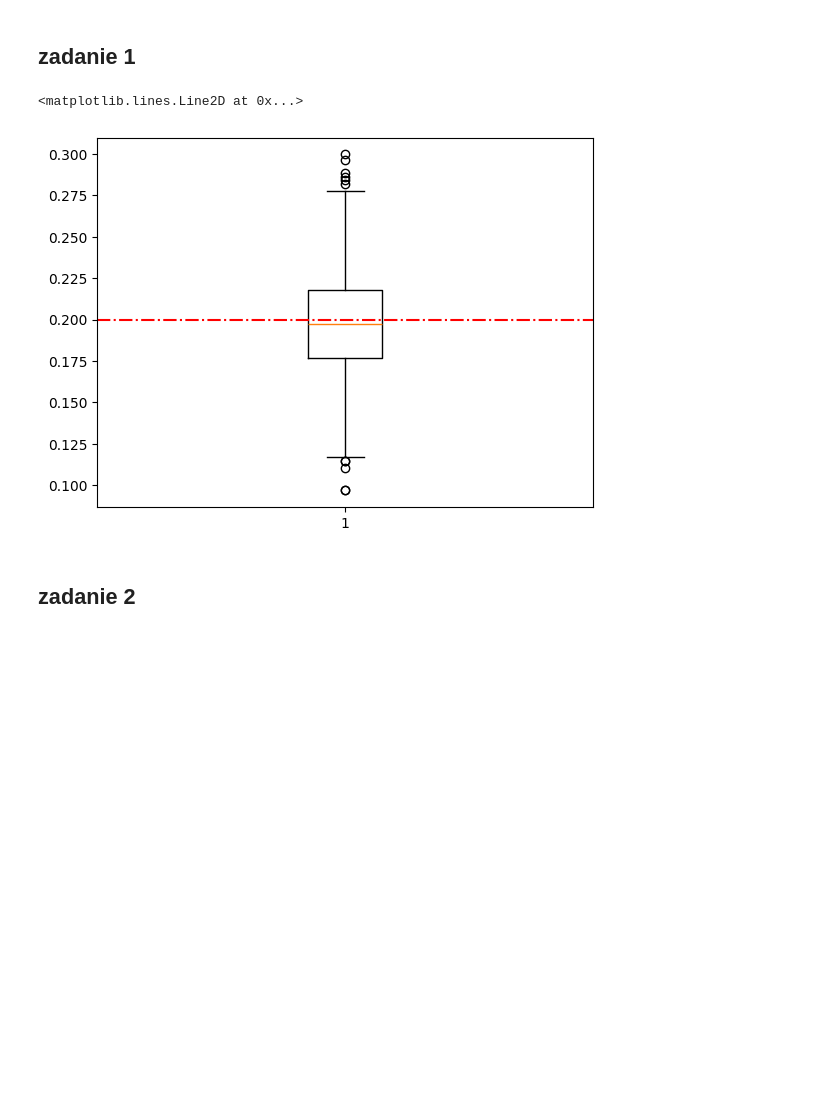
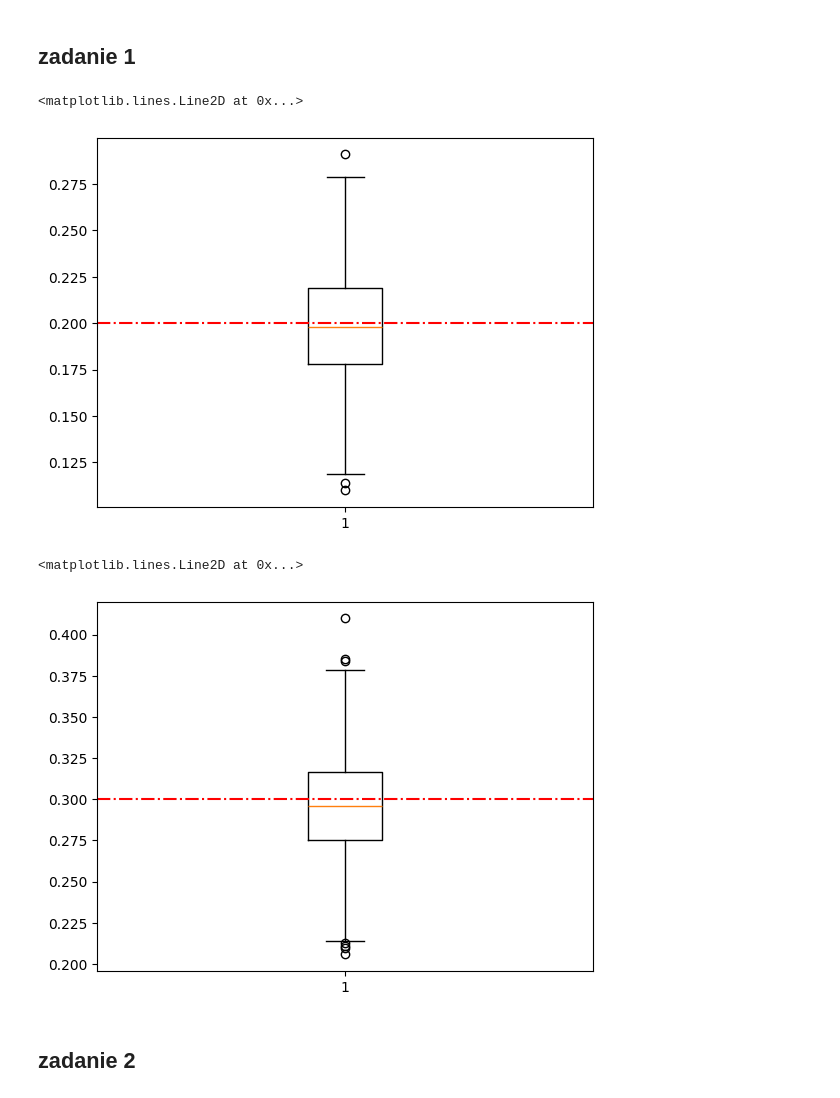
Before and after one commit to MariaNowacka/kaszcz, a Jupyter notebook: lista7_kaszcz.ipynb, the cells around one changed output. Cells and saved outputs as stored; diff of their text form; code cells hidden in the pictures; blank space fills up the shorter version.

```diff
--- a/lista7_kaszcz.ipynb
+++ b/lista7_kaszcz.ipynb
@@ -9,7 +9,7 @@ def gen_xt(n, phi, sigma):
   for i in range(1, n):
     noise = np.random.normal(0, sigma)
     X[i] = phi * X[i - 1] + noise
-  return X
+  return np.array(X)
 # x0 = 0
 phi = 0.2
 sigma = 1
@@ -54,8 +53,14 @@ for i in range(1000):
 # %%
-plt.boxplot(estymatory)
+plt.boxplot(phi_1)
 plt.axhline(phi[0], color = 'red', ls='-.')
 # %% [output]
 <matplotlib.lines.Line2D at 0x...>
-[figure, old version]
+[figure, new version]
+# %%
+plt.boxplot(phi_2)
+plt.axhline(phi[1], color = 'red', ls='-.')
+# %% [output]
+<matplotlib.lines.Line2D at 0x...>
+[figure, added]
 # %% [markdown]
 ## zadanie 2
```
Also changed, not shown: parts of 9 cells of this notebook.
